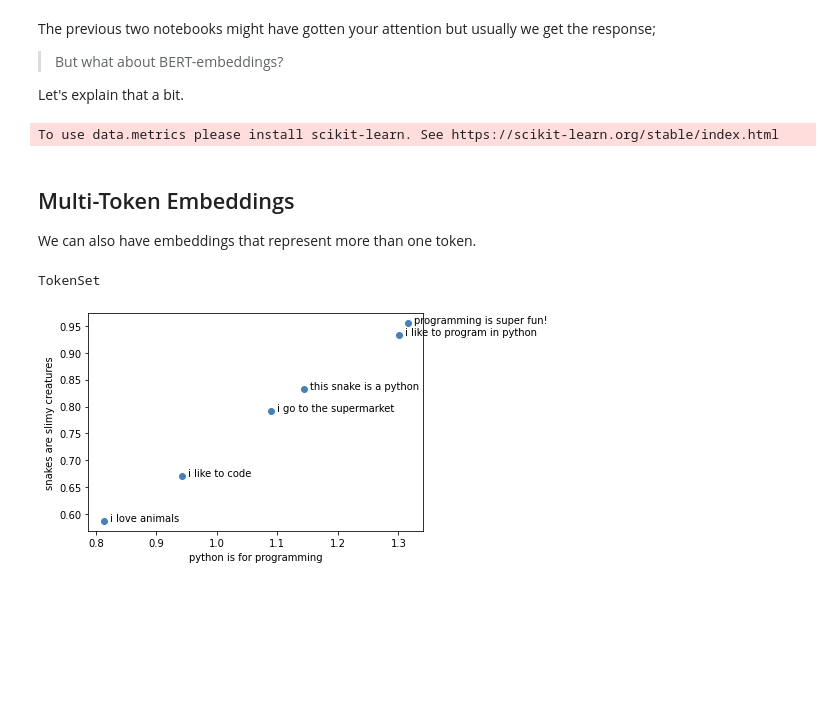
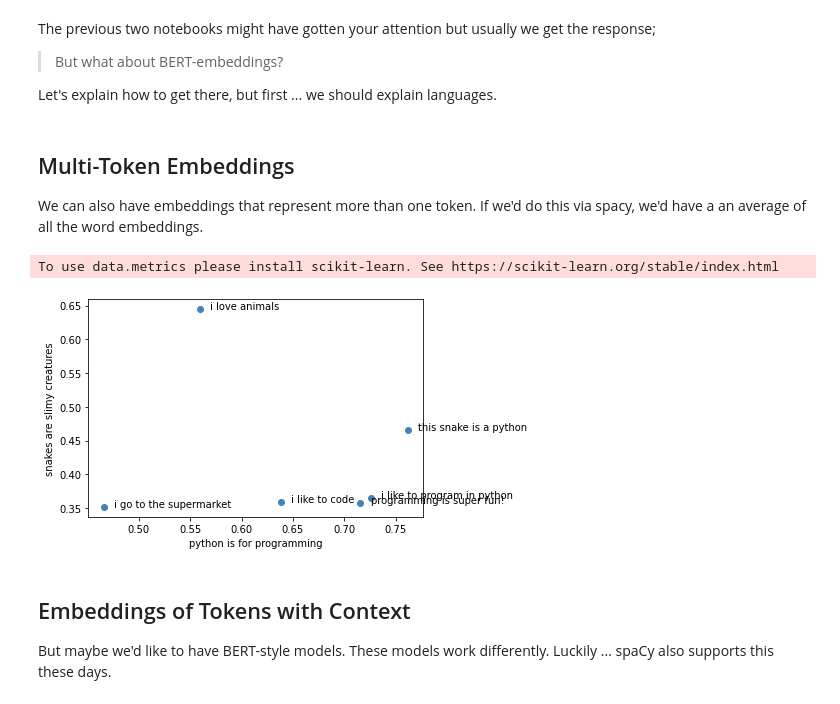
Before and after one commit to koaning/whatlies, a Jupyter notebook: docs/embeddings-with-context-render.ipynb, the cells around one changed output. Drawn from its saved outputs; the diff is of its cells as text; code cells hidden in the pictures; blank space fills up the shorter version.

```diff
--- a/docs/embeddings-with-context-render.ipynb
+++ b/docs/embeddings-with-context-render.ipynb
@@ -3,4 +3,4 @@ The previous two notebooks might have gotten your attention but usually we get t
 
 > But what about BERT-embeddings?
 
-Let's explain that a bit.
+Let's explain how to get there, but first ... we should explain languages.
@@ -7,23 +10,13 @@ Let's explain that a bit.
 # %%
-from whatlies import Token, TokenSet
+from whatlies import Embedding, EmbeddingSet
 import spacy
 import matplotlib.pylab as plt
-
-nlp = spacy.load("en_trf_robertabase_lg")
-# %% [output]
-To use data.metrics please install scikit-learn. See https://scikit-learn.org/stable/index.html
 # %% [markdown]
 ## Multi-Token Embeddings
 
-We can also have embeddings that represent more than one token.
+We can also have embeddings that represent more than one token. If we'd do this via spacy, we'd have a an average of all the word embeddings.
 # %%
-def grab_context_embedding(string):
-    for idx, word in enumerate(string.split(" ")):
-        if word[0] == "[":
-            new_string = string.replace("[", "").replace("]", "")
-            spacy_token = nlp(new_string)[idx].vector
-            return Token(string, spacy_token)
-    return Token(string, nlp(string).vector)
+nlp = spacy.load("en_core_web_md")
 
 contexts = ("this snake is a python",
             "i like to program in python",
@@ -32,11 +25,17 @@ contexts = ("this snake is a python",
             "i like to code",
             "i love animals")
 
-t = TokenSet({k: grab_context_embedding(k) for k in contexts})
+t = EmbeddingSet({k: Embedding(k, nlp(k).vector) for k in contexts})
+# %% [output]
+To use data.metrics please install scikit-learn. See https://scikit-learn.org/stable/index.html
 # %%
-x_axis = grab_context_embedding("python is for programming")
-y_axis = grab_context_embedding("snakes are slimy creatures")
-t.plot(kind="text", x_axis=x_axis, y_axis=y_axis).plot(kind="scatter", x_axis=x_axis, y_axis=y_axis)
+x_str, y_str = "python is for programming", "snakes are slimy creatures"
+x_axis = Embedding(x_str, nlp(x_str).vector)
+y_axis = Embedding(y_str, nlp(y_str).vector)
+t.plot(kind="text", x_axis=x_axis, y_axis=y_axis).plot(kind="scatter", x_axis=x_axis, y_axis=y_axis);
 # %% [output]
-TokenSet
-[figure, old version]
+[figure, new version]
+# %% [markdown]
+## Embeddings of Tokens with Context
+
+But maybe we'd like to have BERT-style models. These models work differently. Luckily ... spaCy also supports this these days.
```
Also changed, not shown: parts of 9 cells of this notebook, 39 other files.
